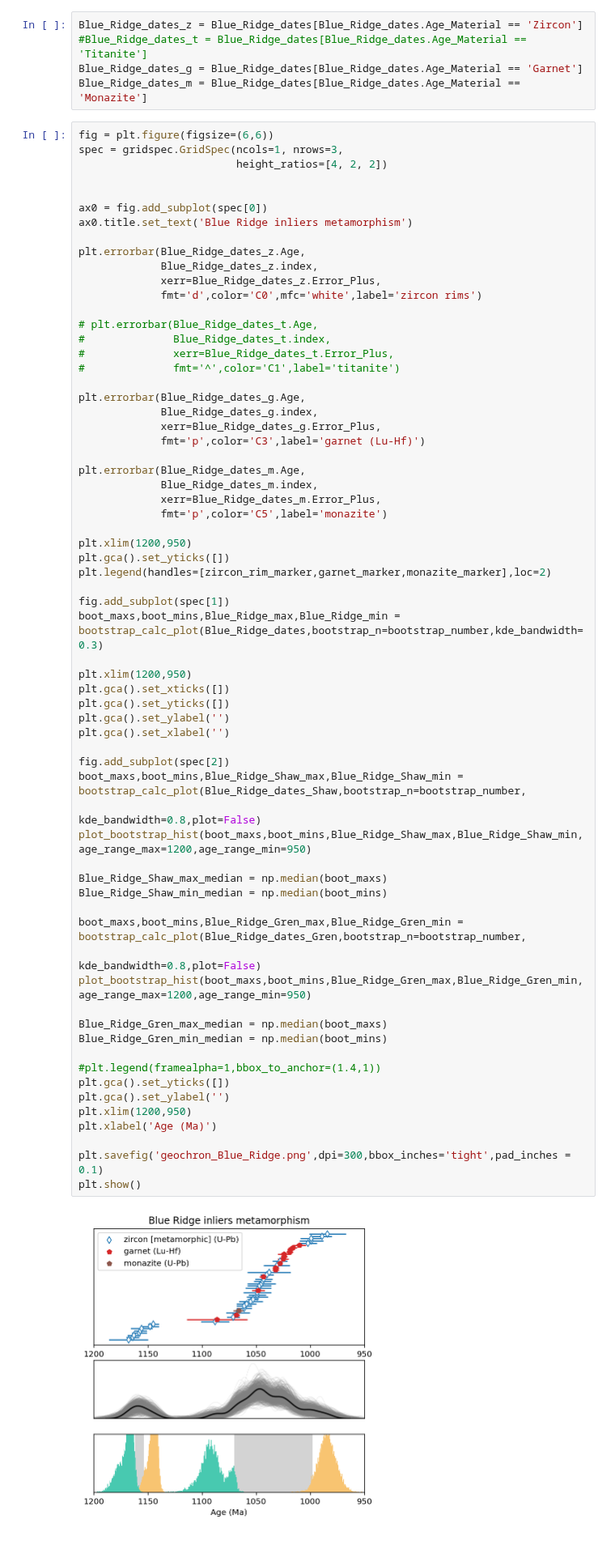
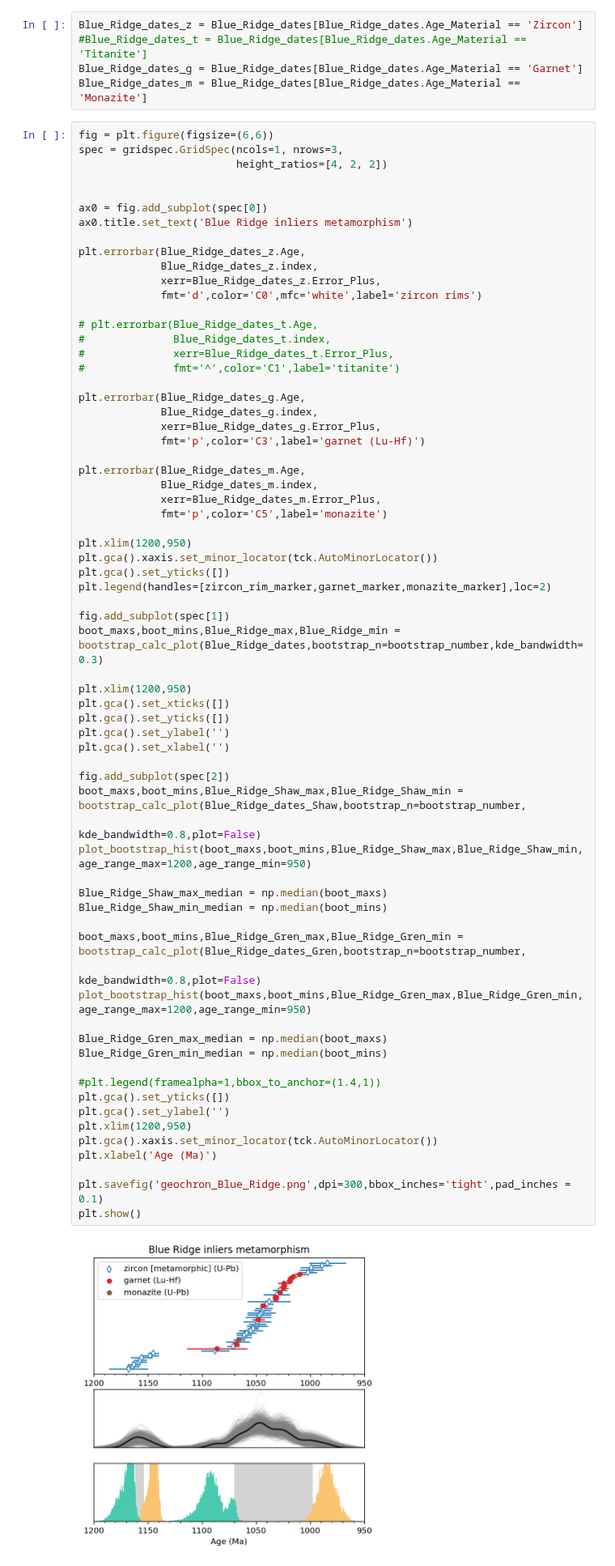
Before and after one commit to Swanson-Hysell/Mesoproterozoic_Turning_Point, a Jupyter notebook: code/Mesoprot_geochron.ipynb, the cells around one changed output. Shown at 81% size. Saved outputs shown, nothing was run; the diff lists cells and outputs as text.

```diff
--- a/code/Mesoprot_geochron.ipynb
+++ b/code/Mesoprot_geochron.ipynb
@@ -407,6 +413,7 @@ plt.errorbar(Blue_Ridge_dates_m.Age,
              fmt='p',color='C5',label='monazite')
 
 plt.xlim(1200,950)
+plt.gca().xaxis.set_minor_locator(tck.AutoMinorLocator())
 plt.gca().set_yticks([])
 plt.legend(handles=[zircon_rim_marker,garnet_marker,monazite_marker],loc=2)
 
@@ -416,34 +423,35 @@ boot_maxs,boot_mins,Blue_Ridge_max,Blue_Ridge_min = bootstrap_calc_plot(Blue_Rid
 plt.xlim(1200,950)
 plt.gca().set_xticks([])
 plt.gca().set_yticks([])
 plt.gca().set_ylabel('')
 plt.gca().set_xlabel('')
 
 fig.add_subplot(spec[2])
 boot_maxs,boot_mins,Blue_Ridge_Shaw_max,Blue_Ridge_Shaw_min = bootstrap_calc_plot(Blue_Ridge_dates_Shaw,bootstrap_n=bootstrap_number,
                                                                                   kde_bandwidth=0.8,plot=False)
 plot_bootstrap_hist(boot_maxs,boot_mins,Blue_Ridge_Shaw_max,Blue_Ridge_Shaw_min,age_range_max=1200,age_range_min=950)
 
 Blue_Ridge_Shaw_max_median = np.median(boot_maxs)
 Blue_Ridge_Shaw_min_median = np.median(boot_mins)
 
 boot_maxs,boot_mins,Blue_Ridge_Gren_max,Blue_Ridge_Gren_min = bootstrap_calc_plot(Blue_Ridge_dates_Gren,bootstrap_n=bootstrap_number,
                                                                                   kde_bandwidth=0.8,plot=False)
 plot_bootstrap_hist(boot_maxs,boot_mins,Blue_Ridge_Gren_max,Blue_Ridge_Gren_min,age_range_max=1200,age_range_min=950)
 
 Blue_Ridge_Gren_max_median = np.median(boot_maxs)
 Blue_Ridge_Gren_min_median = np.median(boot_mins)
 
 #plt.legend(framealpha=1,bbox_to_anchor=(1.4,1))
 plt.gca().set_yticks([])
 plt.gca().set_ylabel('')
 plt.xlim(1200,950)
+plt.gca().xaxis.set_minor_locator(tck.AutoMinorLocator())
 plt.xlabel('Age (Ma)')
 
 plt.savefig('geochron_Blue_Ridge.png',dpi=300,bbox_inches='tight',pad_inches = 0.1)
 plt.show()
 # %% [output]
-[figure, old version]
+[figure, new version]
 # %%
 print(Blue_Ridge_Shaw_max)
 print(Blue_Ridge_Shaw_min)
```
Also changed, not shown: parts of 10 cells of this notebook, 7 other files.
